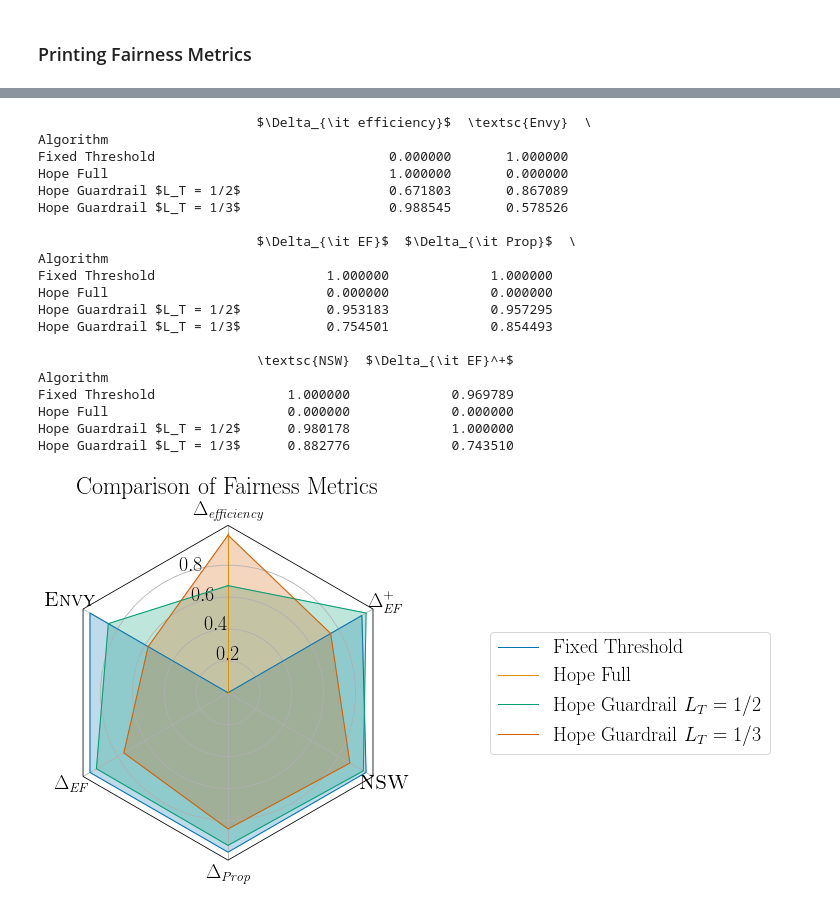
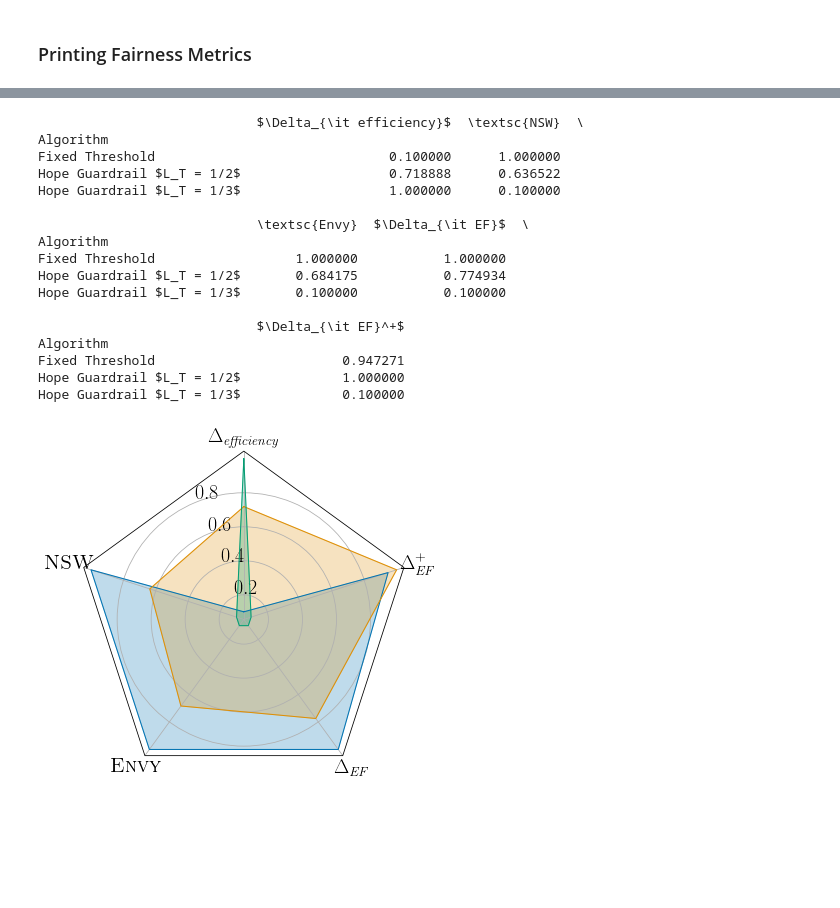
Before and after one commit to seanrsinclair/Online-Resource-Allocation, a Jupyter notebook: simulations/single_resource_poisson.ipynb, the cells around one changed output, grey strips where cells are left out. Saved outputs shown, nothing was run; the diff lists cells and outputs as text; code cells hidden in the pictures; blank space fills up the shorter version.

```diff
--- a/simulations/single_resource_poisson.ipynb
+++ b/simulations/single_resource_poisson.ipynb
@@ -201,11 +222,11 @@ for i in tqdm(range(num_iterations)):
             loc_data.append({'Location':j, 'Algorithm':algo, 'Value': opt[j] - sol[j]})
         nsw = max(np.log(np.prod(np.power(np.asarray(sol), np.asarray(size)))), -10000)
         fair_data.append({'Iteration':i, 'Algorithm':algo,
-                          '$\Delta_{\it efficiency}$':(budget - np.dot(size, sol)) / n,
+                          '$\Delta_{\it efficiency}$':(budget - np.dot(size, sol)),
+                          '$\Delta_{\it Prop}$':((budget / np.sum(size)) - np.min(sol)),
+                          '\textsc{NSW}'.encode('unicode_escape').decode('utf'): nsw,
                           '\textsc{Envy}'.encode('unicode_escape').decode('utf'):(np.max(sol) - np.min(sol)),
-                          '$\Delta_{\it EF}$': np.max(np.abs(sol-opt)),
-                          '$\Delta_{\it Prop}$':((budget / np.sum(size)) - np.min(sol)),
-                         '\textsc{NSW}'.encode('unicode_escape').decode('utf'): nsw})
+                          '$\Delta_{\it EF}$': np.max(np.abs(sol-opt))})
 
 
     for i in range(n):
@@ -214,18 +235,20 @@ for i in tqdm(range(num_iterations)):
 
 index = 0
 for algo in algo_list:
-    data_dict = {'Algorithm':algo, '$\Delta_{\it EF}^+$': np.max(np.mean(np.abs(alloc_diff[index, :, :]), axis=1))}
+    data_dict = {'Algorithm':algo, 'Iteration': 1, '$\Delta_{\it EF}^+$': np.max(np.mean(np.abs(alloc_diff[index, :, :]), axis=1))}
     fair_data.append(data_dict)
     index += 1
+# %%
+# fair_df = pd.DataFrame.from_records(fair_data)
+# fair_df.to_csv('./data/single_poisson_fair.csv', index=False)
+fair_df = pd.read_csv('./data/single_poisson_fair.csv')
 # %% [markdown]
 ### Printing Fairness Metrics
 # %%
-fair_df = pd.DataFrame.from_records(fair_data)
-
 fair_df = fair_df.groupby(['Algorithm']).mean()
 
-
-print(fair_df.drop(['Iteration'], axis=1))
+fair_df = fair_df.drop(['Iteration'], axis=1)
+print(fair_df)
 
 
 fair_df['$\Delta_{\it efficiency}$'] = (-1)*fair_df['$\Delta_{\it efficiency}$']
@@ -257,27 +277,24 @@ Hope Guardrail $L_T = 1/3$   -702.972837             0.155716
 # %%
-fair_df = normalize(fair_df).drop(['Iteration'], axis=1)
+fair_df = normalize(fair_df).drop(['$\Delta_{\it Prop}$'], axis=1)
 print(fair_df)
 # %% [output]
-                            $\Delta_{\it efficiency}$  \textsc{Envy}  \
+                            $\Delta_{\it efficiency}$  \textsc{NSW}  \
 Algorithm
-Fixed Threshold                              0.000000       1.000000
-Hope Full                                    1.000000       0.000000
-Hope Guardrail $L_T = 1/2$                   0.671803       0.867089
-Hope Guardrail $L_T = 1/3$                   0.988545       0.578526
+Fixed Threshold                              0.100000      1.000000
+Hope Guardrail $L_T = 1/2$                   0.718888      0.636522
+Hope Guardrail $L_T = 1/3$                   1.000000      0.100000
 
-                            $\Delta_{\it EF}$  $\Delta_{\it Prop}$  \
+                            \textsc{Envy}  $\Delta_{\it EF}$  \
 Algorithm
-Fixed Threshold                      1.000000             1.000000
-Hope Full                            0.000000             0.000000
-Hope Guardrail $L_T = 1/2$           0.953183             0.957295
-Hope Guardrail $L_T = 1/3$           0.754501             0.854493
+Fixed Threshold                  1.000000           1.000000
+Hope Guardrail $L_T = 1/2$       0.684175           0.774934
+Hope Guardrail $L_T = 1/3$       0.100000           0.100000
 
-                            \textsc{NSW}  $\Delta_{\it EF}^+$
+                            $\Delta_{\it EF}^+$
 Algorithm
-Fixed Threshold                 1.000000             0.969789
-Hope Full                       0.000000             0.000000
-Hope Guardrail $L_T = 1/2$      0.980178             1.000000
-Hope Guardrail $L_T = 1/3$      0.882776             0.743510
+Fixed Threshold                        0.947271
+Hope Guardrail $L_T = 1/2$             1.000000
+Hope Guardrail $L_T = 1/3$             0.100000
 # %%
 # number of variable
 
@@ -287,34 +304,34 @@ from math import pi
 
 plt.rc('text', usetex=True)
 
 
 
 
 N = len(list(fair_df))
 theta = radar_factory(N, frame='polygon')
 
 spoke_labels = list(fair_df)
 
 fig, ax = plt.subplots(figsize=(6, 6), subplot_kw=dict(projection='radar'))
 fig.subplots_adjust(top=0.85, bottom=0.05)
 
 ax.set_rgrids([0.2, 0.4, 0.6, 0.8])
-ax.set_title('Comparison of Fairness Metrics',  position=(0.5, 1.1), ha='center')
+# ax.set_title('Comparison of Fairness Metrics',  position=(0.5, 1.1), ha='center')
 
 
 
 
 index = 0
 for algo in algo_list:
     values = fair_df.iloc[index, :].to_numpy()
     ax.plot(theta, values, linewidth=1, linestyle='solid', label=fair_df.index[index], color = sns.color_palette('colorblind', len(algo_list))[index])
     ax.fill(theta, values, color = sns.color_palette('colorblind', len(algo_list))[index],  alpha=0.25)
     index += 1
 ax.set_varlabels(spoke_labels)
 
-plt.legend(loc='right', bbox_to_anchor=(2.15, .5))
+# plt.legend(loc='right', bbox_to_anchor=(2.15, .5))
 
+plt.savefig('./figures/single_poisson_radar.pdf')
 plt.show()
-# plt.savefig('radar.pdf')
 # %% [output]
-[figure, old version]
+[figure, new version]
```
Also changed, not shown: parts of 8 cells of this notebook, 7 other files.
